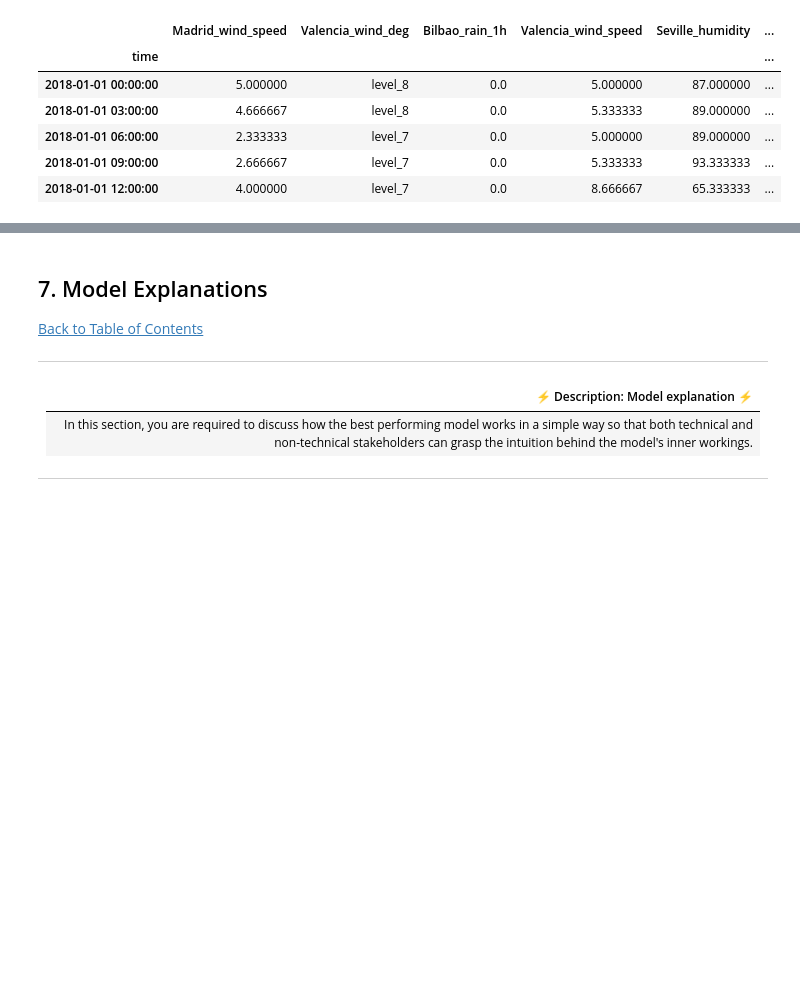
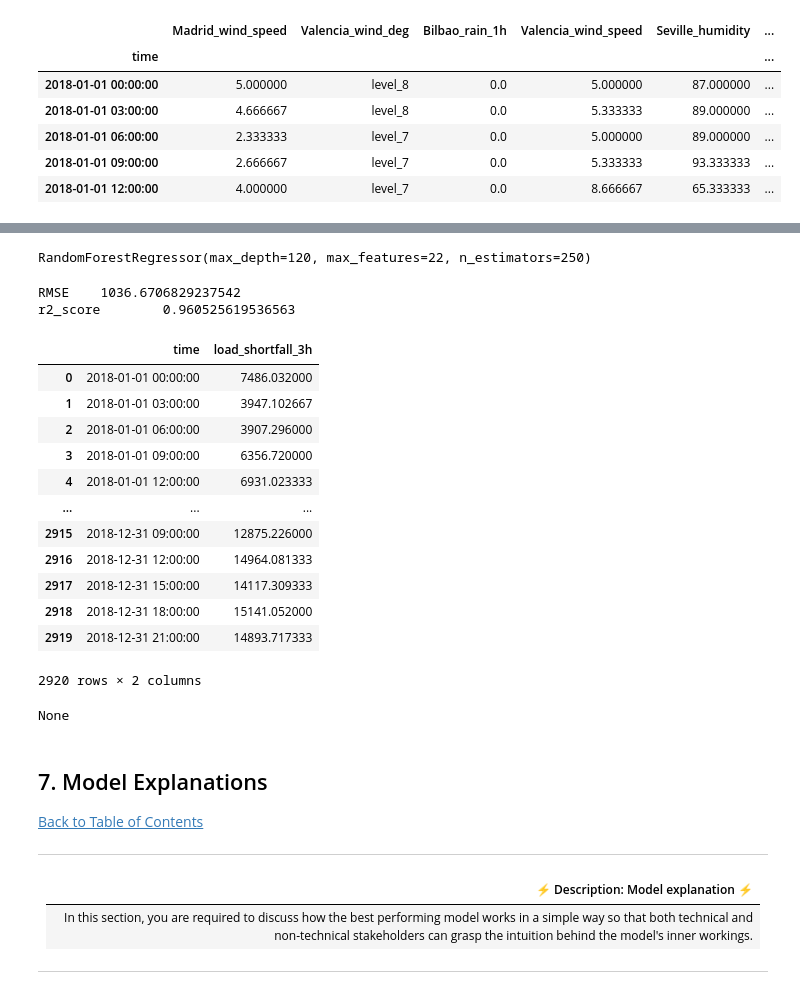
Before and after one commit to ObengKojo23/Team_nm1_WakandaAfrica, a Jupyter notebook: starter-notebook.ipynb, the cells around one changed output, grey strips where cells are left out. Drawn from its saved outputs; the diff is of its cells as text; code cells hidden in the pictures; blank space fills up the shorter version.

```diff
--- a/starter-notebook.ipynb
+++ b/starter-notebook.ipynb
@@ -980,23 +996,45 @@ test_scaled_numerical_features_df.index = df_test.index
 # %%
 X_test_scaled = test_scaled_numerical_features_df.merge(test_categorical_features_df, on='time')
 # %%
-RF = RandomForestRegressor(max_depth=90, max_features=18, n_estimators=250)
+RF = RandomForestRegressor(max_depth=120, max_features=22, n_estimators=250)
 RF.fit(X_scaled, y)
+# %% [output]
+RandomForestRegressor(max_depth=120, max_features=22, n_estimators=250)
 # %%
 y_pred_total = RF.predict(X_scaled)
 train_rmse = np.sqrt(mean_squared_error(y, y_pred_total))
 train_r2_score = r2_score(y, y_pred_total)
 print('RMSE', train_rmse, sep='\t')
 print('r2_score', train_r2_score, sep='\t')
+# %% [output]
+RMSE    1036.6706829237542
+r2_score        0.960525619536563
 # %%
 test_redictions = RF.predict(X_test_scaled)
 # %%
 predictions_dict = {'time': test_df.index, 'load_shortfall_3h': test_redictions}
 predictions_df = pd.DataFrame(predictions_dict)
-predictions_df.set_index('time')
+#predictions_df.set_index('time')
+predictions_df
+# %% [output]
+|  | time | load_shortfall_3h |
+| 0 | 2018-01-01 00:00:00 | 7486.032000 |
+| 1 | 2018-01-01 03:00:00 | 3947.102667 |
+| 2 | 2018-01-01 06:00:00 | 3907.296000 |
+| 3 | 2018-01-01 09:00:00 | 6356.720000 |
+| 4 | 2018-01-01 12:00:00 | 6931.023333 |
+| ... | ... | ... |
+| 2915 | 2018-12-31 09:00:00 | 12875.226000 |
+| 2916 | 2018-12-31 12:00:00 | 14964.081333 |
+| 2917 | 2018-12-31 15:00:00 | 14117.309333 |
+| 2918 | 2018-12-31 18:00:00 | 15141.052000 |
+| 2919 | 2018-12-31 21:00:00 | 14893.717333 |
+2920 rows × 2 columns
 # %%
-Z= predictions_df.to_csv('model.csv', index=False)
+Z = predictions_df.to_csv('model.csv', index=False)
 print(Z)
+# %% [output]
+None
 # %% [markdown]
 <a id="seven"></a>
 ## 7. Model Explanations
```
Also changed, not shown: parts of 9 cells of this notebook.
